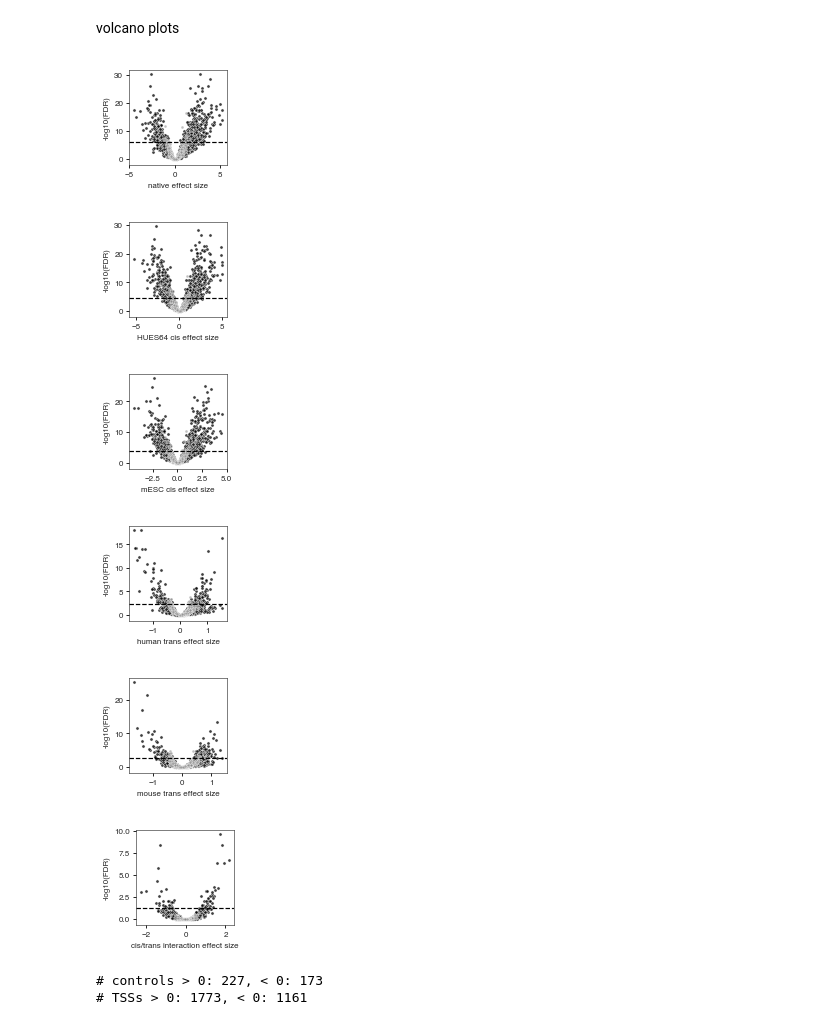
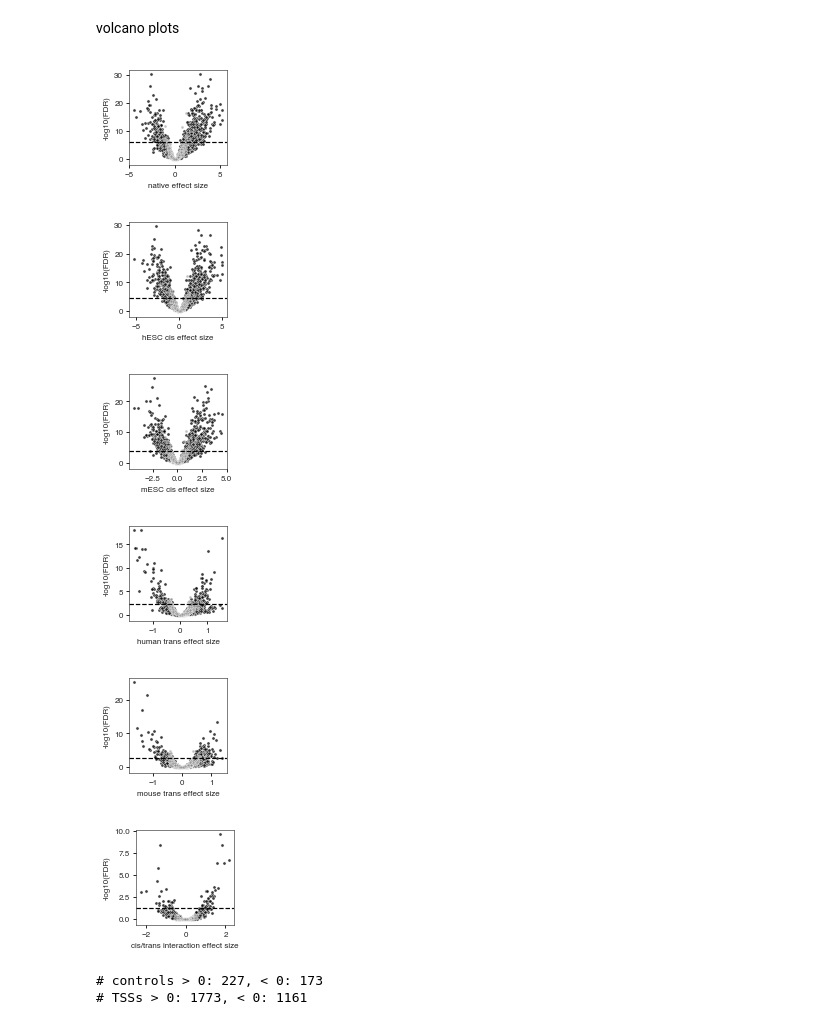
Before and after one commit to kmattioli/2019__cis_trans_MPRA, a Jupyter notebook: analysis/01__mpra/06__process_mpranalyze_comp/06__process_mpranalyze_data.ipynb, the cells around one changed output. Drawn from its saved outputs; the diff is of its cells as text; code cells hidden in the pictures.

```diff
--- a/analysis/01__mpra/06__process_mpranalyze_comp/06__process_mpranalyze_data.ipynb
+++ b/analysis/01__mpra/06__process_mpranalyze_comp/06__process_mpranalyze_data.ipynb
@@ -508,32 +508,32 @@ volcano plots
 # %%
 threshs = [NATIVE_THRESH, CIS_HUES64_THRESH, CIS_MESC_THRESH, TRANS_HUMAN_THRESH, TRANS_MOUSE_THRESH, 0.05]
 fdrs = ["fdr_native", "fdr_cis_HUES64", "fdr_cis_mESC", "fdr_trans_human", "fdr_trans_mouse", "fdr_int"]
 
 for model, df, logFC, fdr, label, thresh in zip(models, dfs, logFCs, fdrs, labels, threshs):
     df["is_ctrl"] = df.apply(is_ctrl, axis=1)
 
     neg_ctrls = df[df["is_ctrl"] == "control"]
     tss = df[df["is_ctrl"] != "control"]
 
     fig, ax = plt.subplots(figsize=(1.75, 1.75), nrows=1, ncols=1)
 
     ax.scatter(tss[logFC], -np.log10(tss[fdr]), s=10, alpha=0.75,
                color="black", linewidths=0.5, edgecolors="white")
     ax.scatter(neg_ctrls[logFC], -np.log10(neg_ctrls[fdr]), s=8, alpha=0.5,
                color="gray", linewidths=0.5, edgecolors="white")
 
     plt.xlabel("%s effect size" % model)
-    if model == "HUES64":
+    if model == "HUES64 cis":
         plt.xlabel("hESC cis effect size")
     plt.ylabel("-log10(FDR)")
     ax.axhline(y=-np.log10(thresh), color="black", linestyle="dashed")
 
     plt.show()
     fig.savefig("%s_volcano.ctrls_highlighted.pdf" % label, dpi="figure", bbox_inches="tight")
     plt.close()
 # %% [output]
 [figure]
-[figure, old version]
+[figure, new version]
 [figure]
 [figure]
 [figure]
```
Also changed, not shown: 17 other files.
